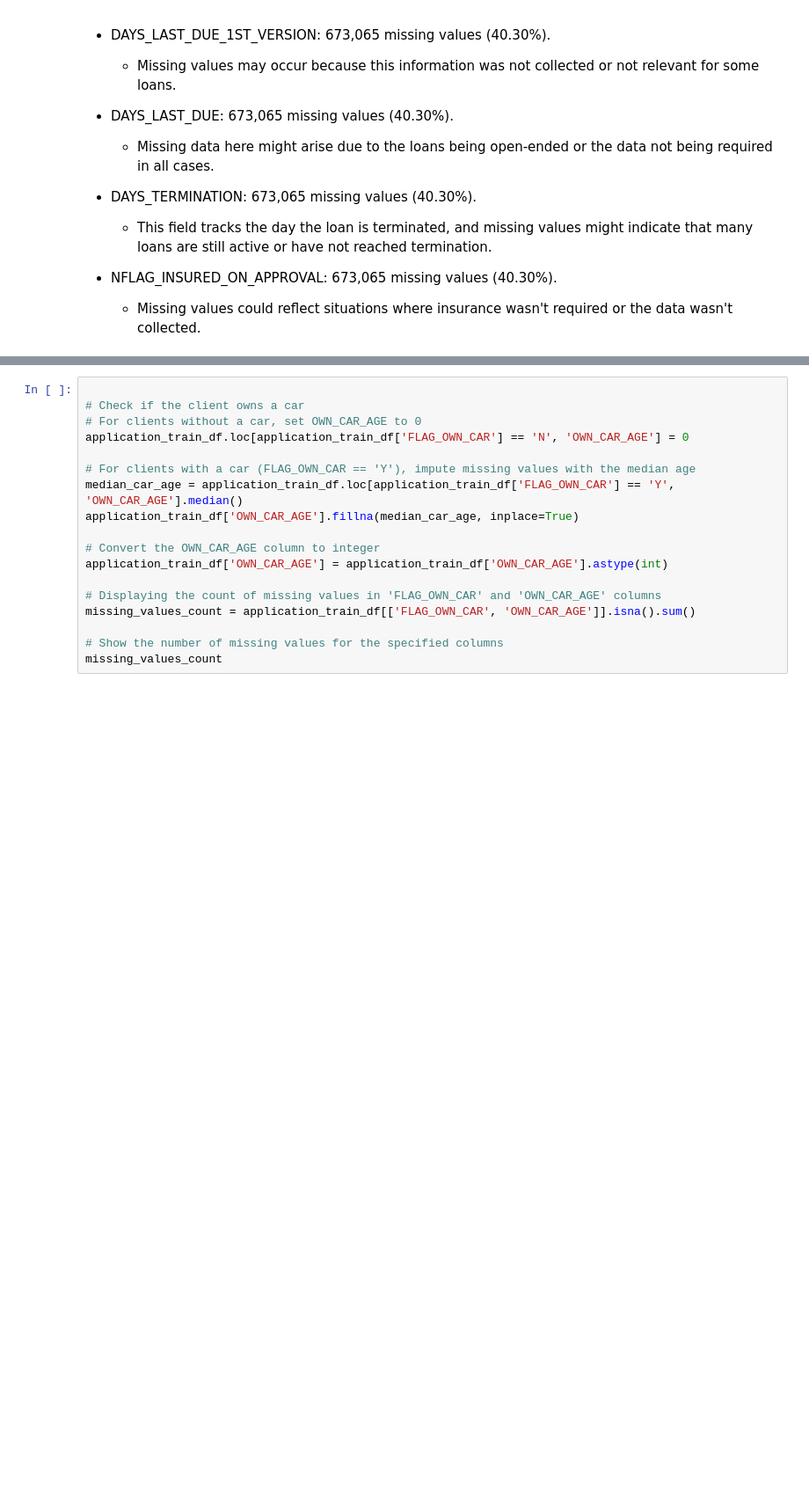
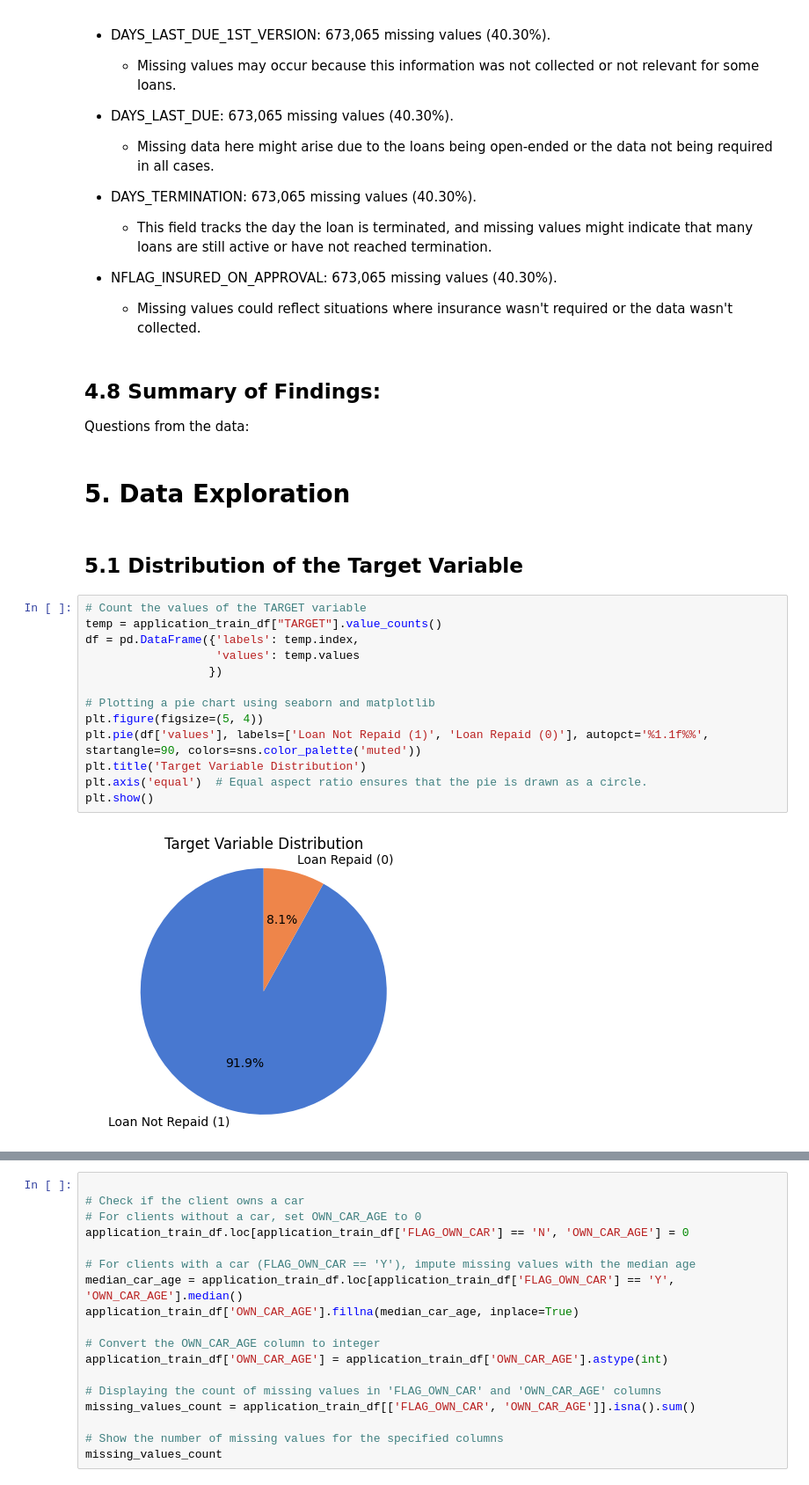
Before and after one commit to mattjohnescu/Practice-Capstone-Project, a Jupyter notebook: EDA Notebook.ipynb, the cells around one changed output, grey strips where cells are left out. Shown at 88% size. Cells and saved outputs as stored; diff of their text form; blank space fills up the shorter version.

```diff
--- a/EDA Notebook.ipynb
+++ b/EDA Notebook.ipynb
@@ -1141,3 +1141,26 @@ Notes on Missing Data:
 
 - NFLAG_INSURED_ON_APPROVAL: 673,065 missing values (40.30%).
   - Missing values could reflect situations where insurance wasn't required or the data wasn't collected.
+# %% [markdown]
+## 4.8 Summary of Findings:
+
+Questions from the data:
+# %% [markdown]
+# 5. Data Exploration
+# %% [markdown]
+## 5.1 Distribution of the Target Variable
+# %%
+# Count the values of the TARGET variable
+temp = application_train_df["TARGET"].value_counts()
+df = pd.DataFrame({'labels': temp.index,
+                   'values': temp.values
+                  })
+
+# Plotting a pie chart using seaborn and matplotlib
+plt.figure(figsize=(5, 4))
+plt.pie(df['values'], labels=['Loan Not Repaid (1)', 'Loan Repaid (0)'], autopct='%1.1f%%', startangle=90, colors=sns.color_palette('muted'))
+plt.title('Target Variable Distribution')
+plt.axis('equal')  # Equal aspect ratio ensures that the pie is drawn as a circle.
+plt.show()
+# %% [output]
+[figure, added]
```
Also changed, not shown: parts of 32 cells of this notebook.
